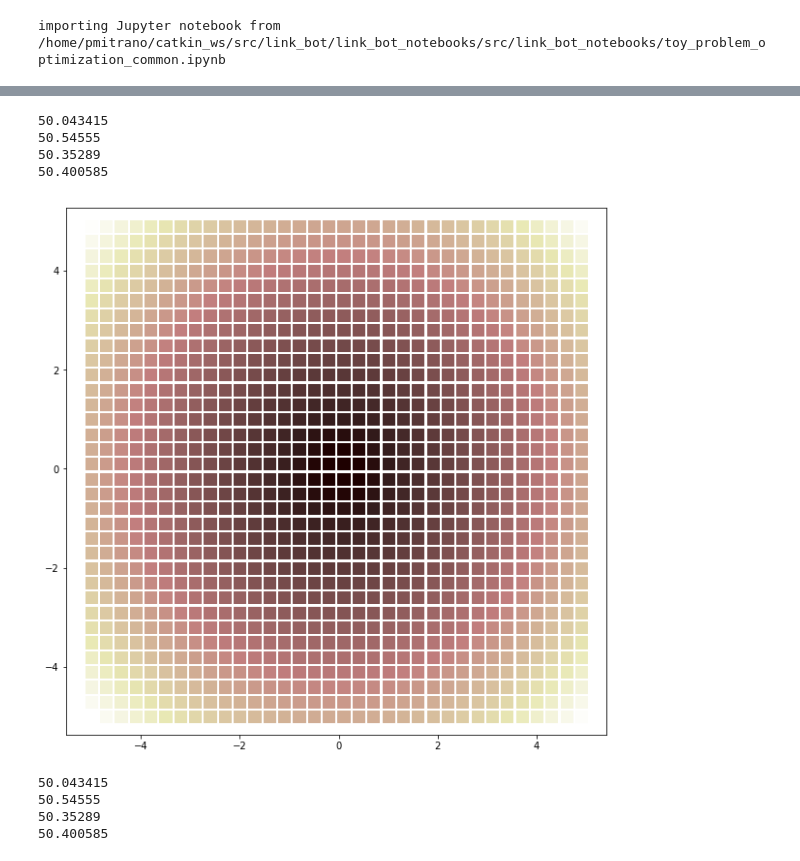
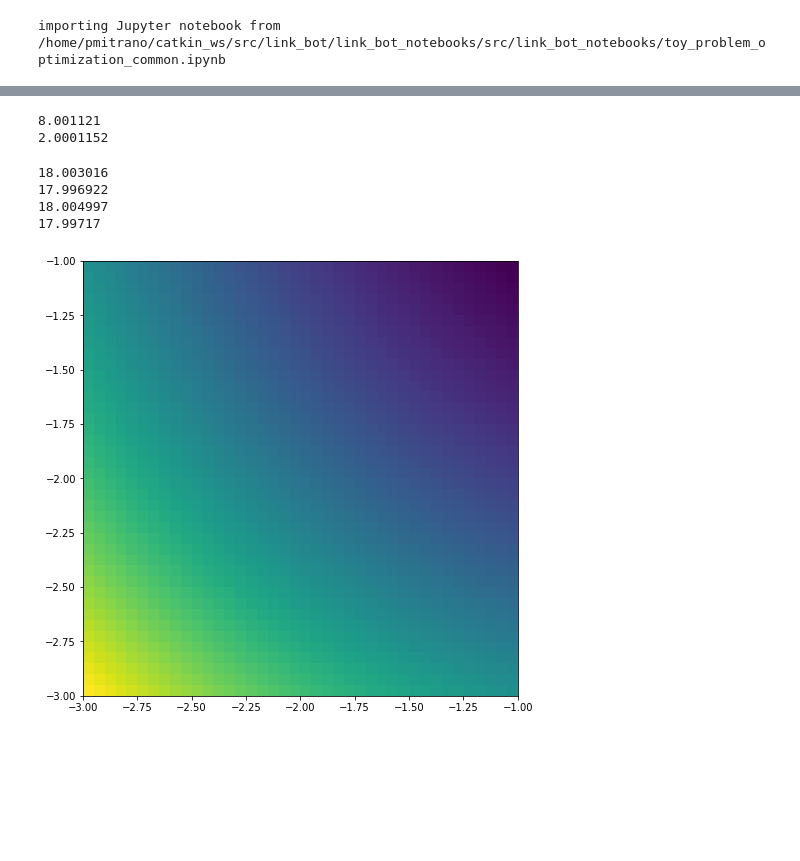
Before and after one commit to UM-ARM-Lab/unreliable-deform-manipulation, a Jupyter notebook: link_bot_notebooks/src/link_bot_notebooks/Linear TF Testing.ipynb, the cells around one changed output, grey strips where cells are left out. Drawn from its saved outputs; the diff is of its cells as text; code cells hidden in the pictures; blank space fills up the shorter version.

```diff
--- a/link_bot_notebooks/src/link_bot_notebooks/Linear TF Testing.ipynb
+++ b/link_bot_notebooks/src/link_bot_notebooks/Linear TF Testing.ipynb
@@ -12,7 +12,7 @@ from link_bot_notebooks.linear_tf_model import LinearTFModel
 importing Jupyter notebook from /home/pmitrano/catkin_ws/src/link_bot/link_bot_notebooks/src/link_bot_notebooks/toy_problem_optimization_common.ipynb
 # %%
 goal = np.array([[0], [0], [1], [0], [2], [0]])
-args = {'checkpoint': "log_data/best_linear/November_29_15:23:45__fa0c3e89e594c961f0a5e032b9bf9a511732fd42/nn.ckpt-50000", 'log': False}
+args = {'checkpoint': "log_data/dataset3/December_04_12:11:54__bce837c748/nn.ckpt-50000", 'log': False}
 dataset = "../../../link_bot_teleop/data/2_link_pos_and_vel_2.txt"
 n, x = tpo.load_train(dataset, N=6, L=2, extract_func=tpo.link_pos_vel_extractor2(6))
 model = LinearTFModel(args, N=6, M=2, L=2, n_steps=1)
@@ -45,14 +78,23 @@ data = tpo.load_data(dataset, g=goal, extract_func=tpo.two_link_pos_vel_extracto
+# %%
+print(model.cost(o, goal)[0,0])
+x = x - 1
+y = y - 1
+o2 = model.reduce(np.array([[x], [y], [x], [y], [x], [y]]))
+print(model.cost(o2, goal)[0,0])
+# %% [output]
+8.001121
+2.0001152
 # %%
 def cost_at_xy(x, y):
     s = np.array([[x], [y], [x], [y], [x], [y]])
     print(model.cost_of_s(s, goal)[0,0])
 
-cost_at_xy(5, 5)
-cost_at_xy(-5, 5)
-cost_at_xy(-5, -5)
-cost_at_xy(5, -5)
+cost_at_xy(3, 3)
+cost_at_xy(-3, 3)
+cost_at_xy(-3, -3)
+cost_at_xy(3, -3)
 # %% [output]
-50.043415
-50.54555
-50.35289
-50.400585
+18.003016
+17.996922
+18.004997
+17.99717
@@ -62,17 +101,7 @@ cost_at_xy(5, -5)
 # %%
-tpo.plot_costmap_2(plt, model, data, goal, resolution=.3, minimum=-5, maximum=5);
+tpo.plot_costmap_2(plt, model, data, goal, resolution=.05, minimum=-3, maximum=-1)
 # %% [output]
-[figure, old version]
+[figure, new version]
-# %%
-cost_at_xy(5, 5)
-cost_at_xy(-5, 5)
-cost_at_xy(-5, -5)
-cost_at_xy(5, -5)
-# %% [output]
-50.043415
-50.54555
-50.35289
-50.400585
 # %%
 points = np.array([[1,0], [1,1], [0,1], [-1,1], [-1,0], [-1,-1], [0,-1], [1,-1]])
 R = model.get_A()[:,:2]
```
Also changed, not shown: parts of 7 cells of this notebook, 3 other files.
